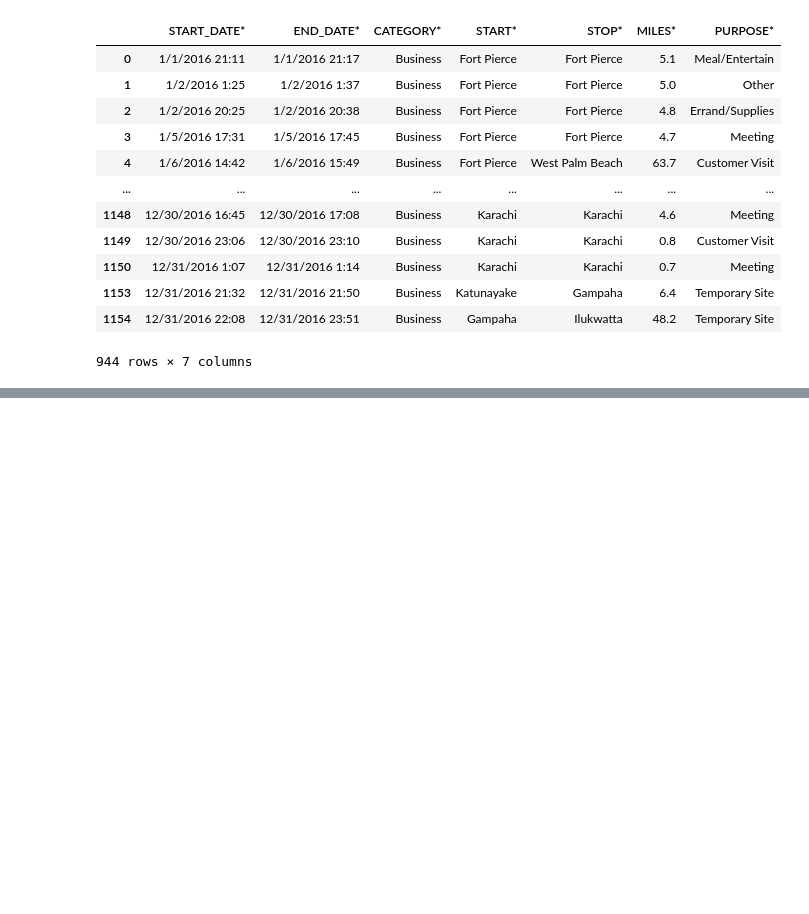
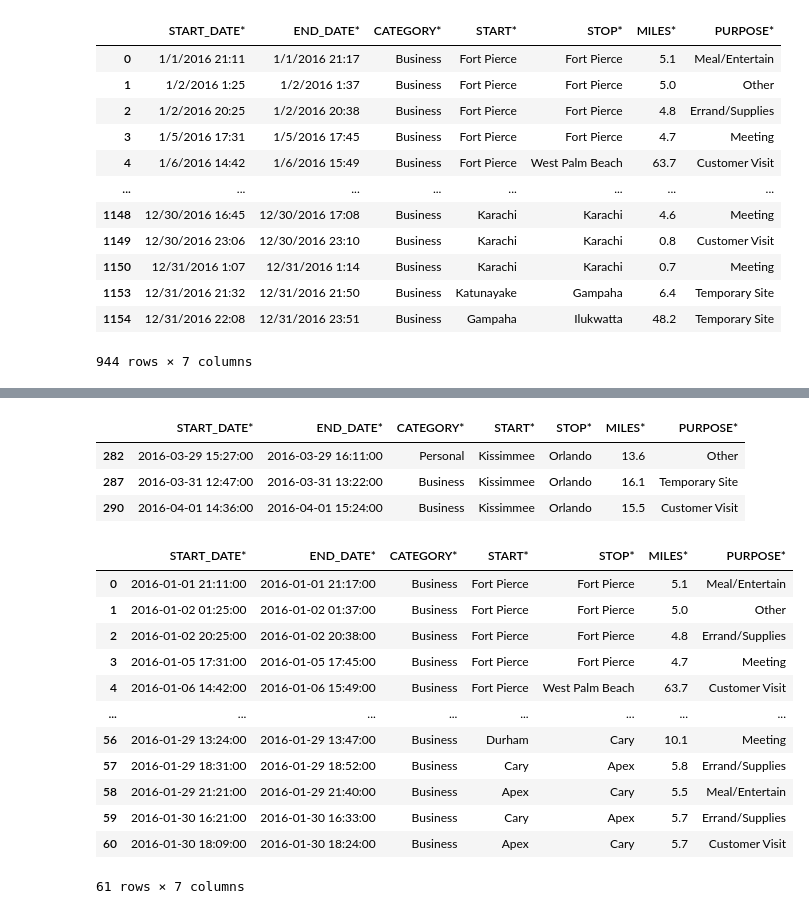
Before and after one commit to Narendra-bot07/COE, a Jupyter notebook: DA.ipynb, the cells around one changed output, grey strips where cells are left out. Saved outputs shown, nothing was run; the diff lists cells and outputs as text; code cells hidden in the pictures; blank space fills up the shorter version.

```diff
--- a/DA.ipynb
+++ b/DA.ipynb
@@ -384,0 +612,23 @@ df.to_csv('UBER_CLEANEDATA',index=False)
+# %%
+df[(df['START*'].isin(lis))&(df['STOP*'].isin(stop_lis))&((df['MILES*']>10) & (df['MILES*']<20))]
+# %% [output]
+|  | START_DATE* | END_DATE* | CATEGORY* | START* | STOP* | MILES* | PURPOSE* |
+| 282 | 2016-03-29 15:27:00 | 2016-03-29 16:11:00 | Personal | Kissimmee | Orlando | 13.6 | Other |
+| 287 | 2016-03-31 12:47:00 | 2016-03-31 13:22:00 | Business | Kissimmee | Orlando | 16.1 | Temporary Site |
+| 290 | 2016-04-01 14:36:00 | 2016-04-01 15:24:00 | Business | Kissimmee | Orlando | 15.5 | Customer Visit |
+# %%
+df[df['START_DATE*'].dt.month==1]
+# %% [output]
+|  | START_DATE* | END_DATE* | CATEGORY* | START* | STOP* | MILES* | PURPOSE* |
+| 0 | 2016-01-01 21:11:00 | 2016-01-01 21:17:00 | Business | Fort Pierce | Fort Pierce | 5.1 | Meal/Entertain |
+| 1 | 2016-01-02 01:25:00 | 2016-01-02 01:37:00 | Business | Fort Pierce | Fort Pierce | 5.0 | Other |
+| 2 | 2016-01-02 20:25:00 | 2016-01-02 20:38:00 | Business | Fort Pierce | Fort Pierce | 4.8 | Errand/Supplies |
+| 3 | 2016-01-05 17:31:00 | 2016-01-05 17:45:00 | Business | Fort Pierce | Fort Pierce | 4.7 | Meeting |
+| 4 | 2016-01-06 14:42:00 | 2016-01-06 15:49:00 | Business | Fort Pierce | West Palm Beach | 63.7 | Customer Visit |
+| ... | ... | ... | ... | ... | ... | ... | ... |
+| 56 | 2016-01-29 13:24:00 | 2016-01-29 13:47:00 | Business | Durham | Cary | 10.1 | Meeting |
+| 57 | 2016-01-29 18:31:00 | 2016-01-29 18:52:00 | Business | Cary | Apex | 5.8 | Errand/Supplies |
+| 58 | 2016-01-29 21:21:00 | 2016-01-29 21:40:00 | Business | Apex | Cary | 5.5 | Meal/Entertain |
+| 59 | 2016-01-30 16:21:00 | 2016-01-30 16:33:00 | Business | Cary | Apex | 5.7 | Errand/Supplies |
+| 60 | 2016-01-30 18:09:00 | 2016-01-30 18:24:00 | Business | Apex | Cary | 5.7 | Customer Visit |
+61 rows × 7 columns
```
Also changed, not shown: parts of 37 cells of this notebook, 1 other file.
